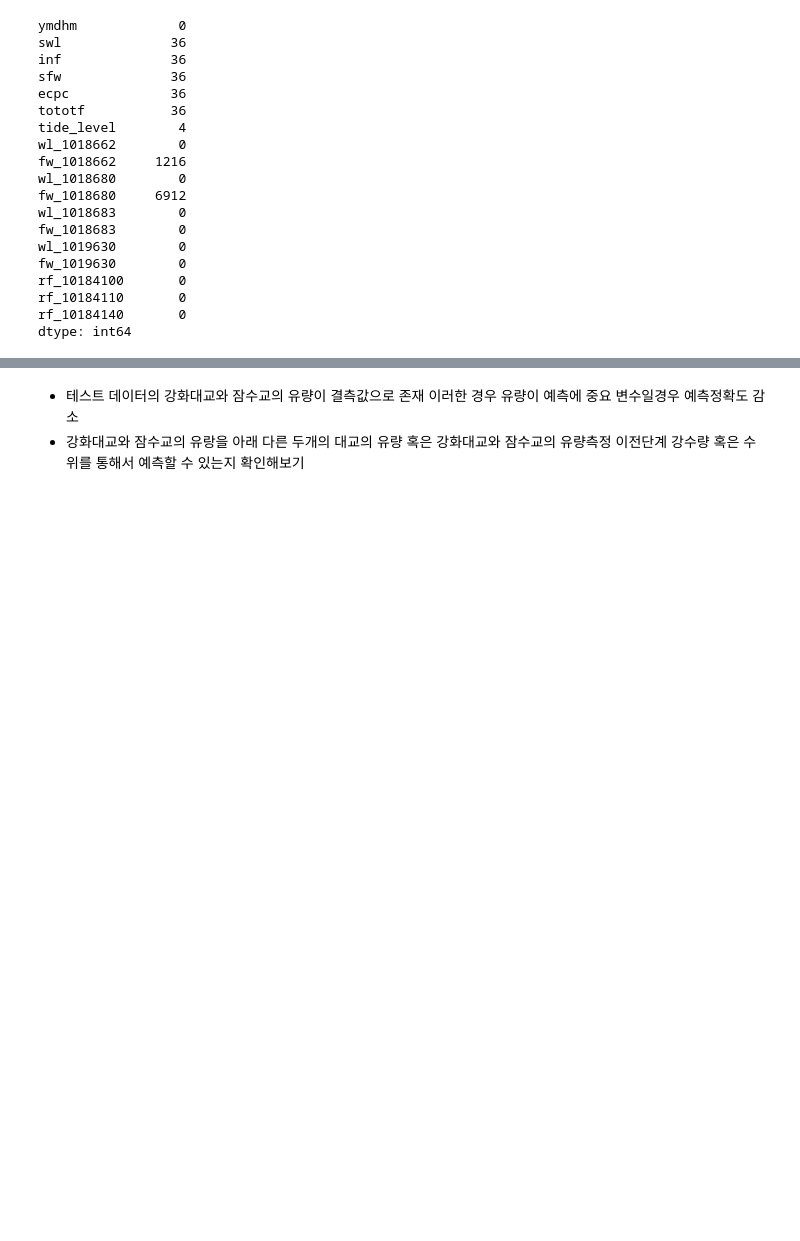
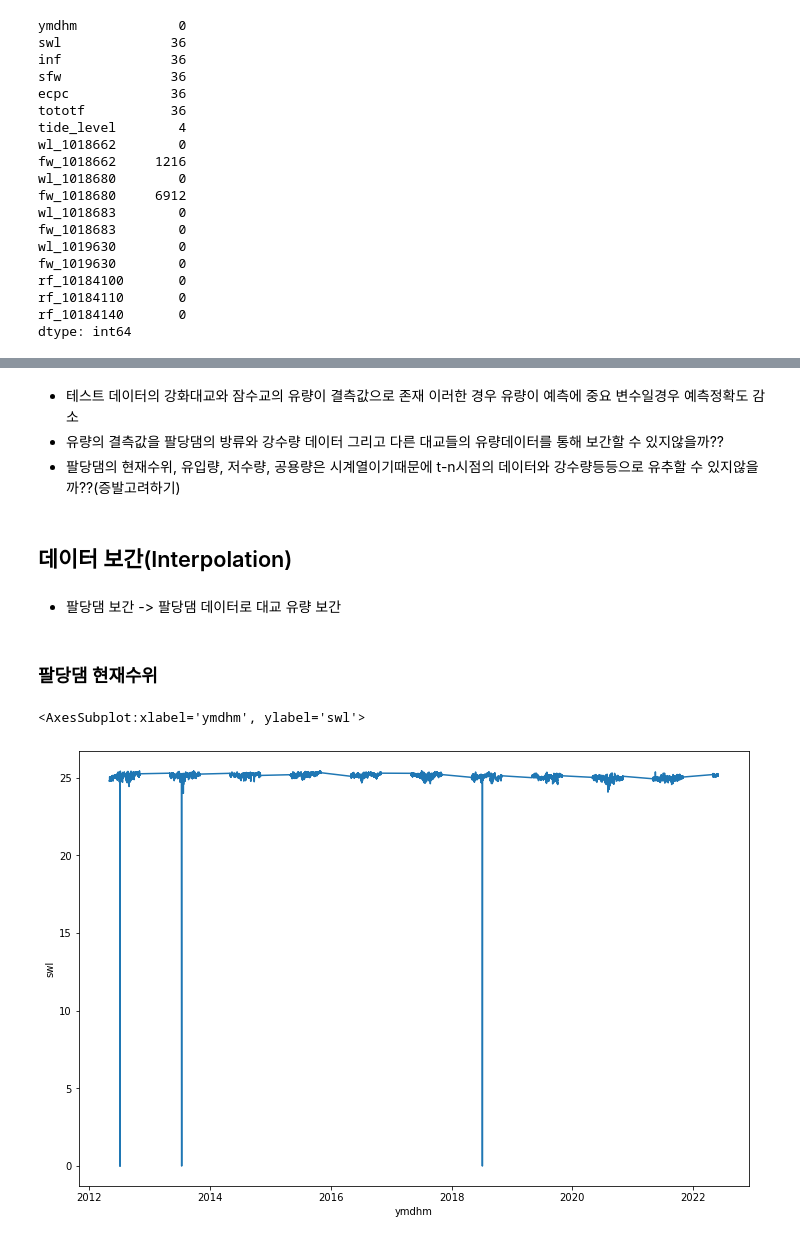
Before and after one commit to ljs7463/Dacon-HanRiverForecasting, a Jupyter notebook: 임정석/analysis.ipynb, the cells around one changed output, grey strips where cells are left out. Cells and saved outputs as stored; diff of their text form; code cells hidden in the pictures; blank space fills up the shorter version.

```diff
--- a/임정석/analysis.ipynb
+++ b/임정석/analysis.ipynb
@@ -121,3 +145,16 @@ dtype: int64
 # %% [markdown]
 - 테스트 데이터의 강화대교와 잠수교의 유량이 결측값으로 존재 이러한 경우 유량이 예측에 중요 변수일경우 예측정확도 감소
-- 강화대교와 잠수교의 유랑을 아래 다른 두개의 대교의 유량 혹은 강화대교와 잠수교의 유량측정 이전단계 강수량 혹은 수위를 통해서 예측할 수 있는지 확인해보기
+- 유량의 결측값을 팔당댐의 방류와 강수량 데이터 그리고 다른 대교들의 유량데이터를 통해 보간할 수 있지않을까??
+- 팔당댐의 현재수위, 유입량, 저수량, 공용량은 시계열이기때문에 t-n시점의 데이터와 강수량등등으로 유추할 수 있지않을까??(증발고려하기)
+# %% [markdown]
+## 데이터 보간(Interpolation)
+# %% [markdown]
+- 팔당댐 보간 -> 팔당댐 데이터로 대교 유량 보간
+# %% [markdown]
+### 팔당댐 현재수위
+# %%
+plt.figure(figsize = (12,8))
+sns.lineplot(train['ymdhm'], train['swl'])
+# %% [output]
+<AxesSubplot:xlabel='ymdhm', ylabel='swl'>
+[figure, added]
```
Also changed, not shown: parts of 15 cells of this notebook.
